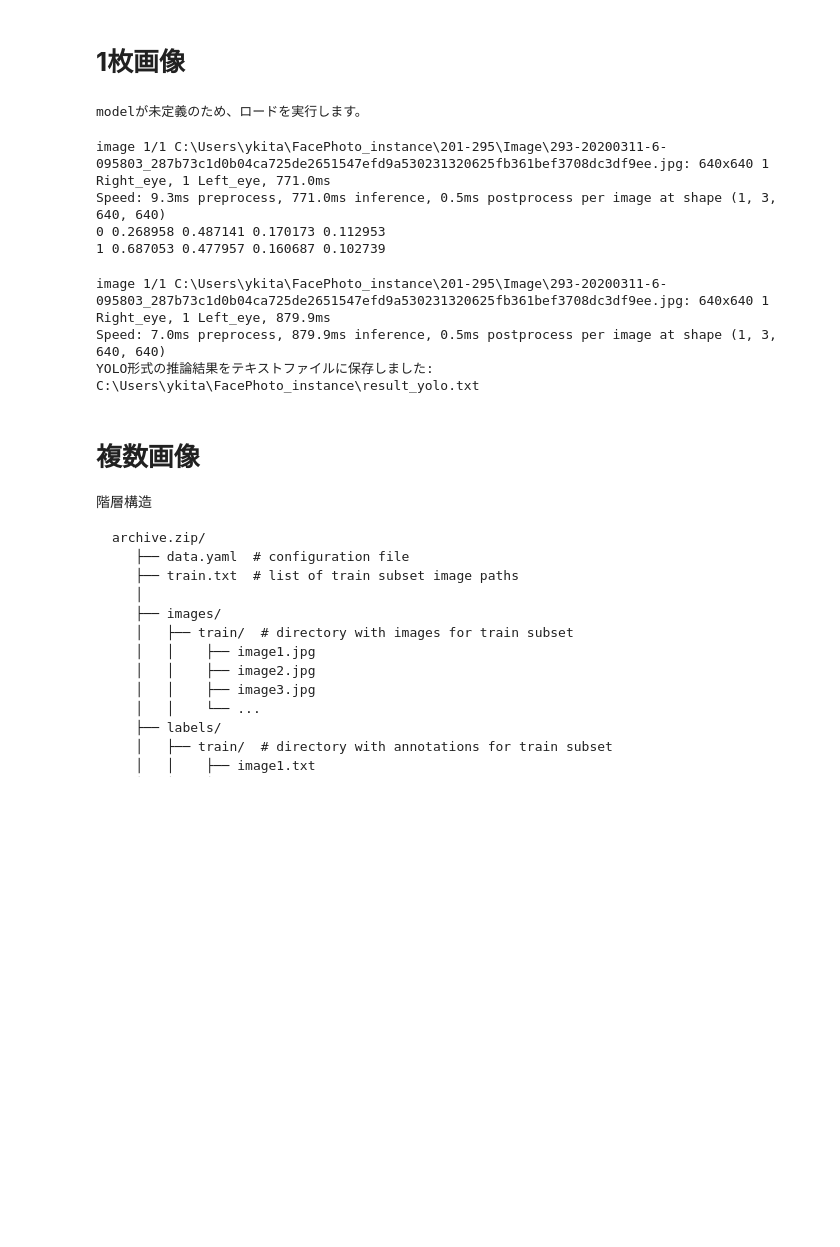
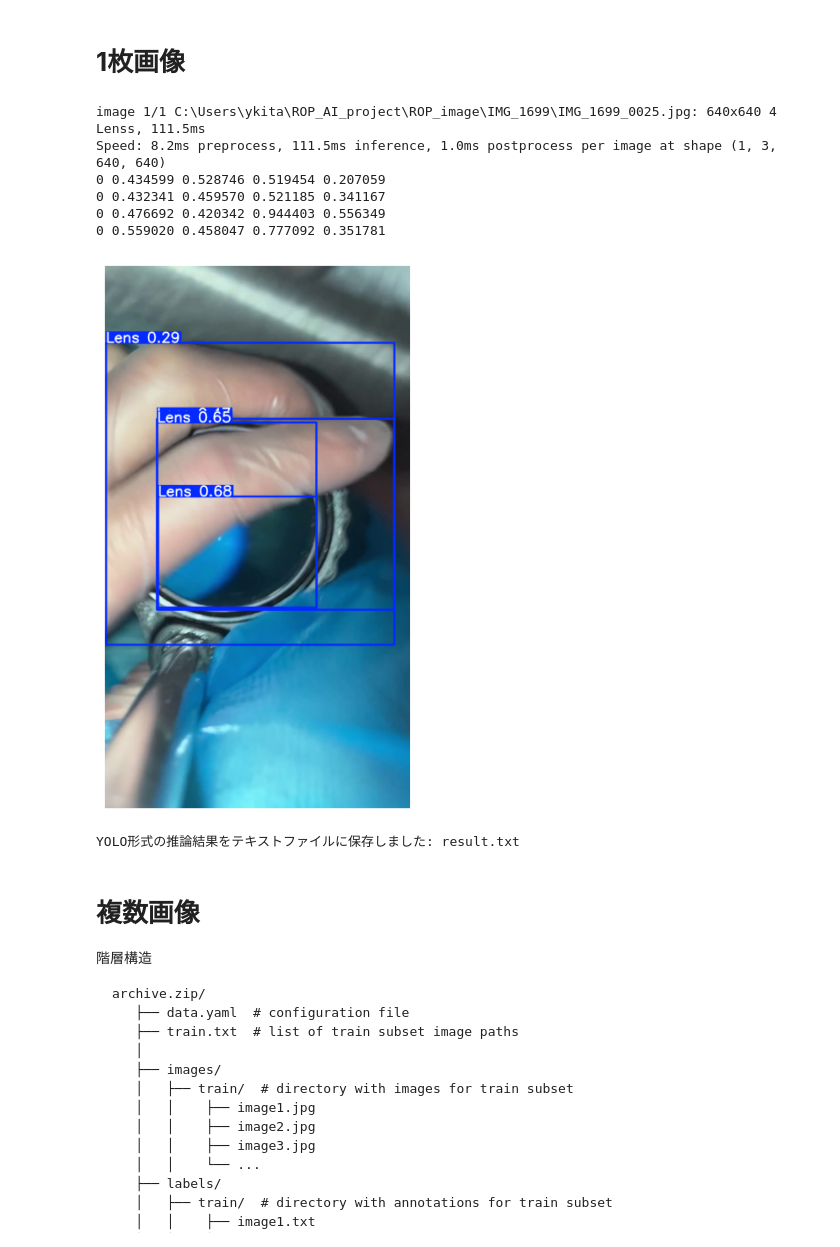
Before and after one commit to ykitaguchi77/ROP_AI_project, a Jupyter notebook: Inference_for_cvat.ipynb, the cells around one changed output. Cells and saved outputs as stored; diff of their text form; code cells hidden in the pictures; blank space fills up the shorter version.

```diff
--- a/Inference_for_cvat.ipynb
+++ b/Inference_for_cvat.ipynb
@@ -17,82 +17,64 @@ from ultralytics import RTDETR
 import wget
 import cv2
 import matplotlib.pyplot as plt
 
 # モデルが未定義ならロードする
+model = RTDETR(r"C:\Users\ykita\ROP_AI_project\models\rtdetr-l-1700_1703.pt")
 try:
     model  # 変数modelが定義されているか確認
 except NameError:
     print("modelが未定義のため、ロードを実行します。")
-    model = RTDETR(r"C:\Users\ykita\FacePhoto_instance\models\135best_rtdetr.pt")
+    model = RTDETR(r"C:\Users\ykita\ROP_AI_project\models\rtdetr-l-1700_1703.pt")
 
 # 推論を実行: YOLOの推論
-image_path = r'C:\Users\ykita\FacePhoto_instance\201-295\Image\293-20200311-6-095803_287b73c1d0b04ca725de2651547efd9a530231320625fb361bef3708dc3df9ee.jpg'
+image_path = r'C:\Users\ykita\ROP_AI_project\ROP_image\IMG_1699\IMG_1699_0025.jpg'
 results = model(image_path, save=False)
 
 for r in results:
     boxes = r.boxes  # YOLOv8の場合
 
     # YOLO形式出力
     for box in boxes:
         cls_id = int(box.cls[0])  # クラスID
         x_center, y_center, width, height = box.xywhn[0]
 
         # YOLO形式: class x_center y_center width height
         # 小数点以下6桁で出力したい場合
         print(f"{cls_id} {x_center:.6f} {y_center:.6f} {width:.6f} {height:.6f}")
 
     # 検出結果を画像に描画して表示
-    # plt.figure(figsize=(12, 8))
-    # plt.imshow(cv2.cvtColor(r.plot(), cv2.COLOR_BGR2RGB))
-    # plt.axis('off')
-    # plt.show()
+    plt.figure(figsize=(12, 8))
+    plt.imshow(cv2.cvtColor(r.plot(), cv2.COLOR_BGR2RGB))
+    plt.axis('off')
+    plt.show()
 
     # 結果の保存
     #cv2.imwrite('result.jpg', r.plot())
+
+# YOLO形式の推論結果をresult.txtに保存
+save_txt_path = 'result.txt'
+
+# YOLO形式の推論結果をテキストファイルに書き込み
+with open(save_txt_path, 'w') as f:
+    for r in results:
+        boxes = r.boxes  # YOLOv8系の出力
+        for box in boxes:
+            cls_id = int(box.cls[0])
+            x_center, y_center, width, height = box.xywhn[0]
+            # YOLO形式: class x_center y_center width height （小数点以下6桁）
+            line = f"{cls_id} {x_center:.6f} {y_center:.6f} {width:.6f} {height:.6f}\n"
+            f.write(line)
+
+print(f"YOLO形式の推論結果をテキストファイルに保存しました: {save_txt_path}")
 # %% [output]
-modelが未定義のため、ロードを実行します。
+image 1/1 C:\Users\ykita\ROP_AI_project\ROP_image\IMG_1699\IMG_1699_0025.jpg: 640x640 4 Lenss, 111.5ms
+Speed: 8.2ms preprocess, 111.5ms inference, 1.0ms postprocess per image at shape (1, 3, 640, 640)
+0 0.434599 0.528746 0.519454 0.207059
+0 0.432341 0.459570 0.521185 0.341167
+0 0.476692 0.420342 0.944403 0.556349
+0 0.559020 0.458047 0.777092 0.351781
+[figure, added]
-image 1/1 C:\Users\ykita\FacePhoto_instance\201-295\Image\293-20200311-6-095803_287b73c1d0b04ca725de2651547efd9a530231320625fb361bef3708dc3df9ee.jpg: 640x640 1 Right_eye, 1 Left_eye, 771.0ms
-Speed: 9.3ms preprocess, 771.0ms inference, 0.5ms postprocess per image at shape (1, 3, 640, 640)
-0 0.268958 0.487141 0.170173 0.112953
-1 0.687053 0.477957 0.160687 0.102739
+YOLO形式の推論結果をテキストファイルに保存しました: result.txt
-# %%
-from ultralytics import RTDETR
-import wget
-import cv2
-import matplotlib.pyplot as plt
-import os
-
-# モデルが未定義ならロードする
-try:
-    model  # 変数modelが定義されているか確認
-except NameError:
-    print("modelが未定義のため、ロードを実行します。")
-    model_path = r"C:\Users\ykita\FacePhoto_instance\models\135best_rtdetr.pt"
-    model = RTDETR(model_path)
-
-# 推論を実行
-image_path = r'C:\Users\ykita\FacePhoto_instance\201-295\Image\293-20200311-6-095803_287b73c1d0b04ca725de2651547efd9a530231320625fb361bef3708dc3df9ee.jpg'
-results = model(image_path, save=False)
-
-# 保存先のテキストファイルパスを指定
-save_txt_path = r'C:\Users\ykita\FacePhoto_instance\result_yolo.txt'
-
-# YOLO形式の推論結果をテキストファイルに書き込み
-with open(save_txt_path, 'w') as f:
-    for r in results:
-        boxes = r.boxes  # YOLOv8系の出力
-        for box in boxes:
-            cls_id = int(box.cls[0])
-            x_center, y_center, width, height = box.xywhn[0]
-            # YOLO形式: class x_center y_center width height （小数点以下6桁）
-            line = f"{cls_id} {x_center:.6f} {y_center:.6f} {width:.6f} {height:.6f}\n"
-            f.write(line)
-
-print(f"YOLO形式の推論結果をテキストファイルに保存しました: {save_txt_path}")
-# %% [output]
-image 1/1 C:\Users\ykita\FacePhoto_instance\201-295\Image\293-20200311-6-095803_287b73c1d0b04ca725de2651547efd9a530231320625fb361bef3708dc3df9ee.jpg: 640x640 1 Right_eye, 1 Left_eye, 879.9ms
-Speed: 7.0ms preprocess, 879.9ms inference, 0.5ms postprocess per image at shape (1, 3, 640, 640)
-YOLO形式の推論結果をテキストファイルに保存しました: C:\Users\ykita\FacePhoto_instance\result_yolo.txt
 # %% [markdown]
 # **複数画像**
 
```
Also changed, not shown: parts of 5 cells of this notebook, 5 other files.
